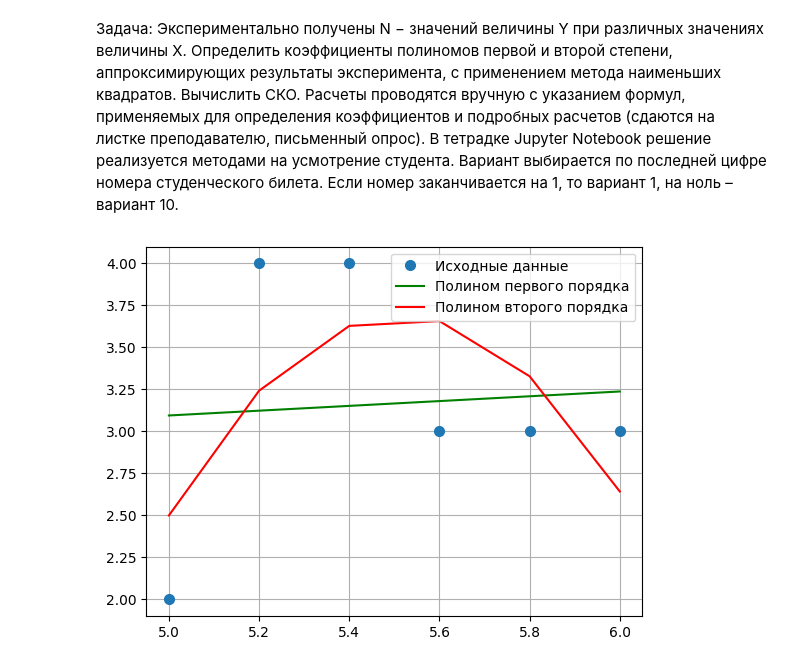
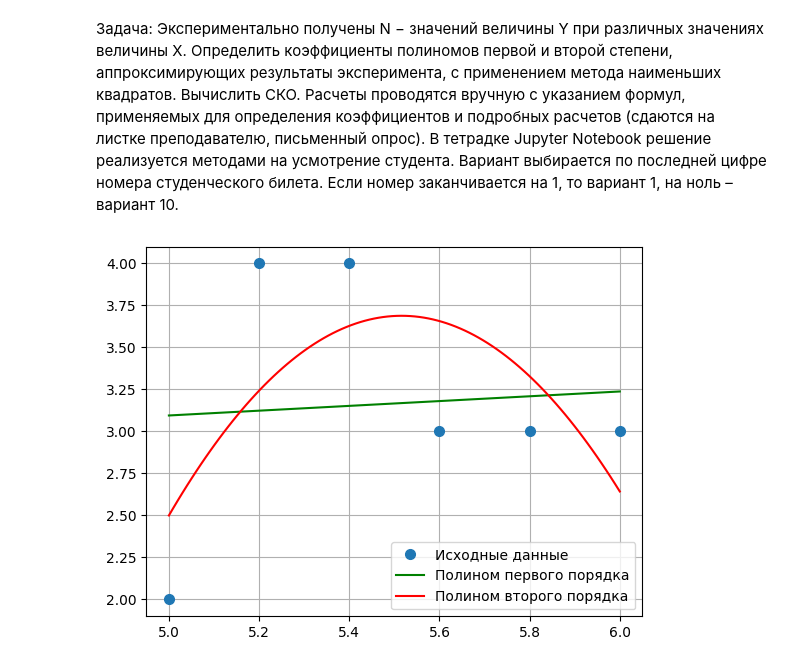
Before and after one commit to VolanD111/Main_Repository, a Jupyter notebook: Python/AI-sem2/WorkBook_4.ipynb, the cells around one changed output. Cells and saved outputs as stored; diff of their text form; code cells hidden in the pictures.

```diff
--- a/Python/AI-sem2/WorkBook_4.ipynb
+++ b/Python/AI-sem2/WorkBook_4.ipynb
@@ -160,21 +216,22 @@ Mean Squared Error: 0.3844711978201246
 # %%
 import numpy as np
 import matplotlib.pyplot as plt
 
 x = np.array([5.0, 5.2, 5.4, 5.6, 5.8, 6.0])
 y = np.array([2.0, 4.0, 4.0, 3.0, 3.0, 3.0])
 
 A = np.vstack([x, np.ones(len(x))]).T
 m_first, c = np.linalg.lstsq(A, y, rcond=None)[0]
 
 m = np.vstack([x**2, x, np.ones(len(x))]).T
 s = np.linalg.lstsq(m, y, rcond=None)[0]
+x_prec = np.linspace(x.min(), x.max(), 100)
 
 plt.plot(x, y, 'o', label='Исходные данные', markersize=7)
 plt.plot(x, m_first*x + c, 'r', label='Полином первого порядка', color="green")
-plt.plot(x, s[0]*x**2 + s[1]*x + s[2], label="Полином второго порядка", color="red")
+plt.plot(x_prec, s[0]*x_prec**2 + s[1]*x_prec + s[2], label="Полином второго порядка", color="red")
 plt.grid()
 plt.legend()
 plt.show()
 # %% [output]
-[figure, old version]
+[figure, new version]
```
Also changed, not shown: parts of 6 cells of this notebook.
